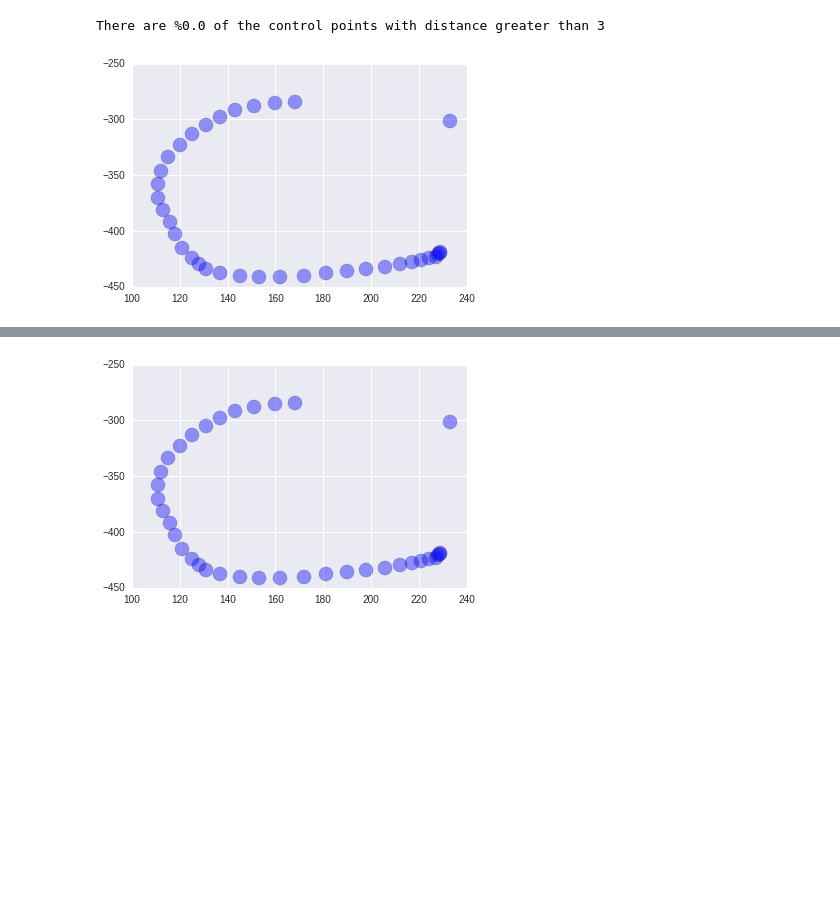
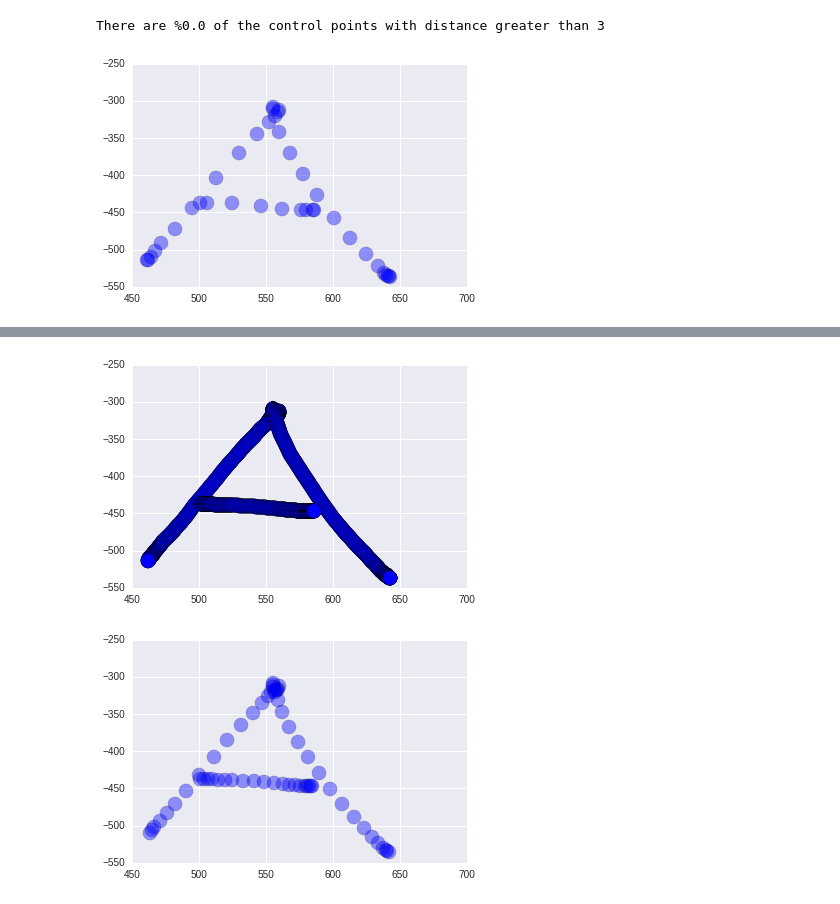
Before and after one commit to reza-asad/Hand-Writing-Recognition, a Jupyter notebook: model_evaluation/english_character_recognition.ipynb, the cells around one changed output, grey strips where cells are left out. Drawn from its saved outputs; the diff is of its cells as text; code cells hidden in the pictures; blank space fills up the shorter version.

Commit message:
resampling completed, plot of resampled stroke added, features are extracted

```diff
--- a/model_evaluation/english_character_recognition.ipynb
+++ b/model_evaluation/english_character_recognition.ipynb
@@ -250,19 +266,27 @@ print 'There are %{} of the control points with distance greater than {}'.format
 # %% [output]
 There are %0.0 of the control points with distance greater than 3
 # %%
+from scipy.interpolate import interp1d
+
 # Some configuration needed for modifying the drawing record
 FACTOR_CORRECTION = 0.00001
 STOROKE_CONNECT_THERESHOLD=10
 SMOOTHING_WEIGHT = 1.0/3
 DEHOOK_THRESHOLD = 3
-DEHOOK_ANGLE_THRESHOLD_BEG = 50
-DEHOOK_ANGLE_THRESHOLD_END = 50
+DEHOOK_ANGLE_THRESHOLD_BEG = 30
+DEHOOK_ANGLE_THRESHOLD_END = 30
+RESAMPLING_STROKE_THRESHOLD = 4
+NUM_RESAMPLE = 1000
+STROKE_PARTITION = 20
+NUM_STROKES_AS_FEATURE = 3
 # %%
 # Create a class drawing_record that has methods to
 # handle each record (scaling, resampling, feature extraction)
 class drawing_record():
     def  __init__(self, strokes):
         self.strokes = strokes
+        self.features = []
+        self.sample_stroke = []
 
     def remov_None_strokes(self):
         """
@@ -375,7 +399,7 @@ class drawing_record():
                     p['time'] += point['time']
                     p['x'] += point['x']
                     p['y'] += point['y']
-                p = dict(map(lambda (x,y): (x, y*SMOOTHING_WEIGHT),
+                p = dict(map(lambda (x,y): (x,int(round(y*SMOOTHING_WEIGHT,2))),
                              p.items()))
                 smoothened[-1].append(p)
             smoothened[-1].append(stroke[-1])
@@ -425,25 +449,70 @@ class drawing_record():
                 point['time'] = point['time'] - mint
 
     def resample(self):
-        pass
-    def plot_drawing(self):
+        """
+        Use interpolation to fill in the missing x and y
+        values.
+        """
+        resampled = []
+        for stroke in self.strokes:
+            if len(stroke) < RESAMPLING_STROKE_THRESHOLD:
+                continue
+            resampled.append([])
+            x, y, t = [], [], []
+            for point in stroke:
+                x.append(point['x'])
+                y.append(point['y'])
+                t.append(point['time'])
+            f_x = interp1d(t, x)
+            f_y = interp1d(t, y, kind='cubic')
+            time_interval = linspace(t[0], t[-1], num=NUM_RESAMPLE)
+            for t_ in time_interval:
+                p = {'time':0, 'x':0, 'y':0}
+                p['time'] = t_
+                p['x'] = float(f_x(t_))
+                p['y'] = float(f_y(t_))
+                resampled[-1].append(p)
+        self.strokes = resampled
+    def plot_drawing(self, strokes):
         x_val = []
         y_val = []
-        for stroke in self.strokes:
+        for stroke in strokes:
             for point in stroke:
                 x_val.append(point['x'])
                 y_val.append(-point['y'])
         plt.scatter(x_val, y_val, s=200, alpha=0.4)
         plt.show(block=False)
 
-dr = drawing_record(recordings[200][recordings[200].keys()[0]])
+    def extract_feature(self):
+        """
+        This takes a fixed number of points from each stroke
+        as features. There are 3 strokes to consider. If a
+        character has less strokes value 0 is used as missing
+        values.
+        """
+        features = []
+        for i, stroke in enumerate(self.strokes):
+            if i < NUM_STROKES_AS_FEATURE:
+                x_vals = map(lambda x: x['x'], stroke[::len(stroke)/STROKE_PARTITION])
+                y_vals = map(lambda x: x['y'], stroke[::len(stroke)/STROKE_PARTITION])
+                self.sample_stroke.append(stroke[::len(stroke)/STROKE_PARTITION])
+                features = features + x_vals
+                features = features + y_vals
+        self.features = features
+
+num = 4
+dr = drawing_record(recordings[num][recordings[num].keys()[0]])
 dr.remov_None_strokes()
-dr.plot_drawing()
+dr.plot_drawing(dr.strokes)
+dr.stroke_connect()
 dr.dehook(beg=True, end=True)
-dr.stroke_connect()
-# dr.average_smoothing()
+dr.average_smoothing()
+dr.resample()
 # dr.scale_shift()
-dr.plot_drawing()
+dr.extract_feature()
+dr.plot_drawing(dr.strokes)
+dr.plot_drawing(dr.sample_stroke)
+
 dr.strokes
 # %% [output]
-[figure, old version]
+[figure, new version]
@@ -452 +527,2 @@ dr.strokes
-[figure, old version]
+[figure, new version]
+[figure, added]
```
Also changed, not shown: parts of 8 cells of this notebook.
